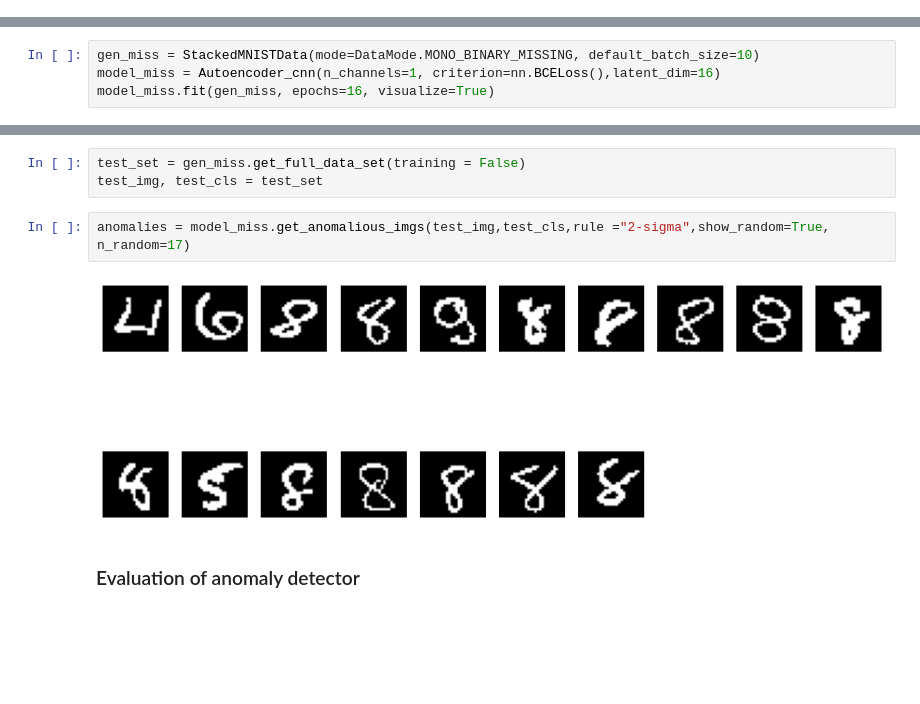
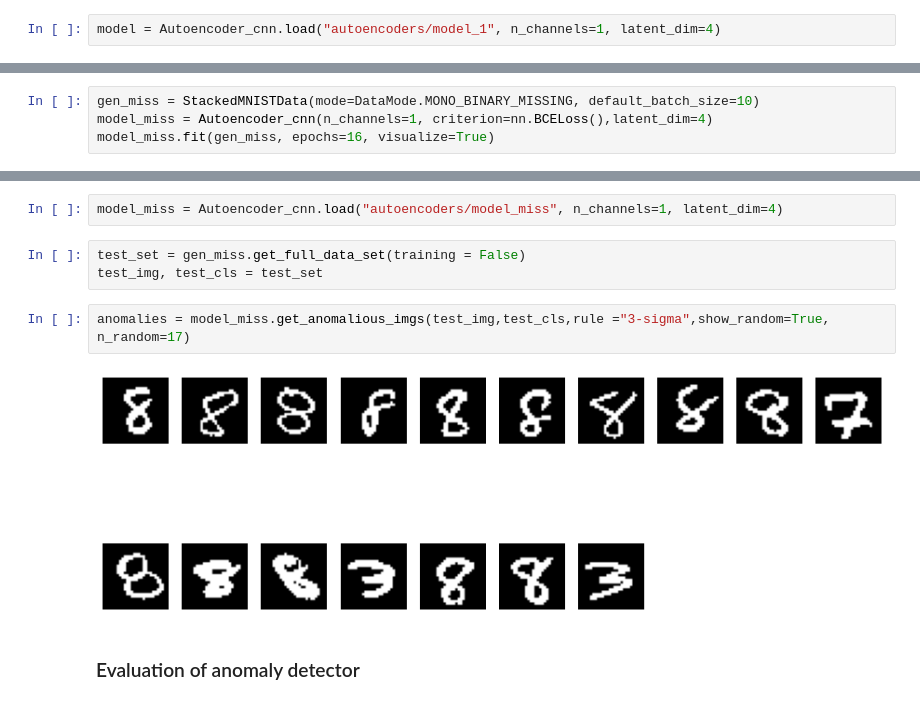
Before and after one commit to KatjaSi/deep_generative_models, a Jupyter notebook: demo.ipynb, the cells around one changed output, grey strips where cells are left out. Cells and saved outputs as stored; diff of their text form; blank space fills up the shorter version.

```diff
--- a/demo.ipynb
+++ b/demo.ipynb
@@ -52,3 +55,5 @@ Epoch:40, Loss:0.1394
+# %%
+model = Autoencoder_cnn.load("autoencoders/model_1", n_channels=1, latent_dim=4)
 # %% [markdown]
 ## Test set
 # %%
@@ -137,5 +131,5 @@ plt.imshow(generated_imgs[120].astype(np.float32), cmap="gray")
 # Autoencoder as anomaly detector
 # %%
 gen_miss = StackedMNISTData(mode=DataMode.MONO_BINARY_MISSING, default_batch_size=10)
-model_miss = Autoencoder_cnn(n_channels=1, criterion=nn.BCELoss(),latent_dim=16)
+model_miss = Autoencoder_cnn(n_channels=1, criterion=nn.BCELoss(),latent_dim=4)
 model_miss.fit(gen_miss, epochs=16, visualize=True)
@@ -142,10 +163,12 @@ model_miss.fit(gen_miss, epochs=16, visualize=True)
+# %%
+model_miss = Autoencoder_cnn.load("autoencoders/model_miss", n_channels=1, latent_dim=4)
 # %%
 test_set = gen_miss.get_full_data_set(training = False)
 test_img, test_cls = test_set
 # %%
-anomalies = model_miss.get_anomalious_imgs(test_img,test_cls,rule ="2-sigma",show_random=True, n_random=17)
+anomalies = model_miss.get_anomalious_imgs(test_img,test_cls,rule ="3-sigma",show_random=True, n_random=17)
 # %% [output]
-[figure, old version]
+[figure, new version]
 # %% [markdown]
 ### Evaluation of anomaly detector
 # %%
```
Also changed, not shown: parts of 40 cells of this notebook, 9 other files.
